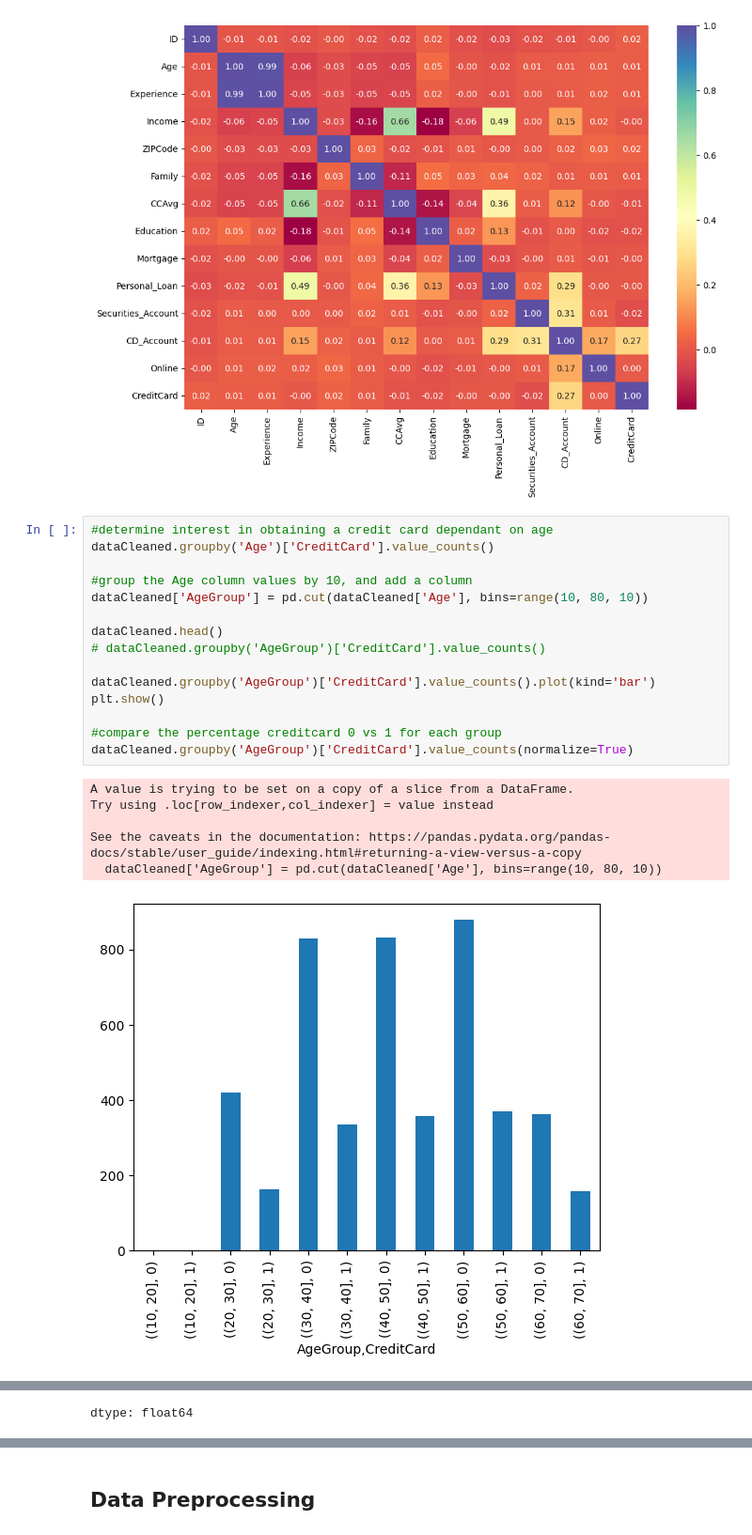
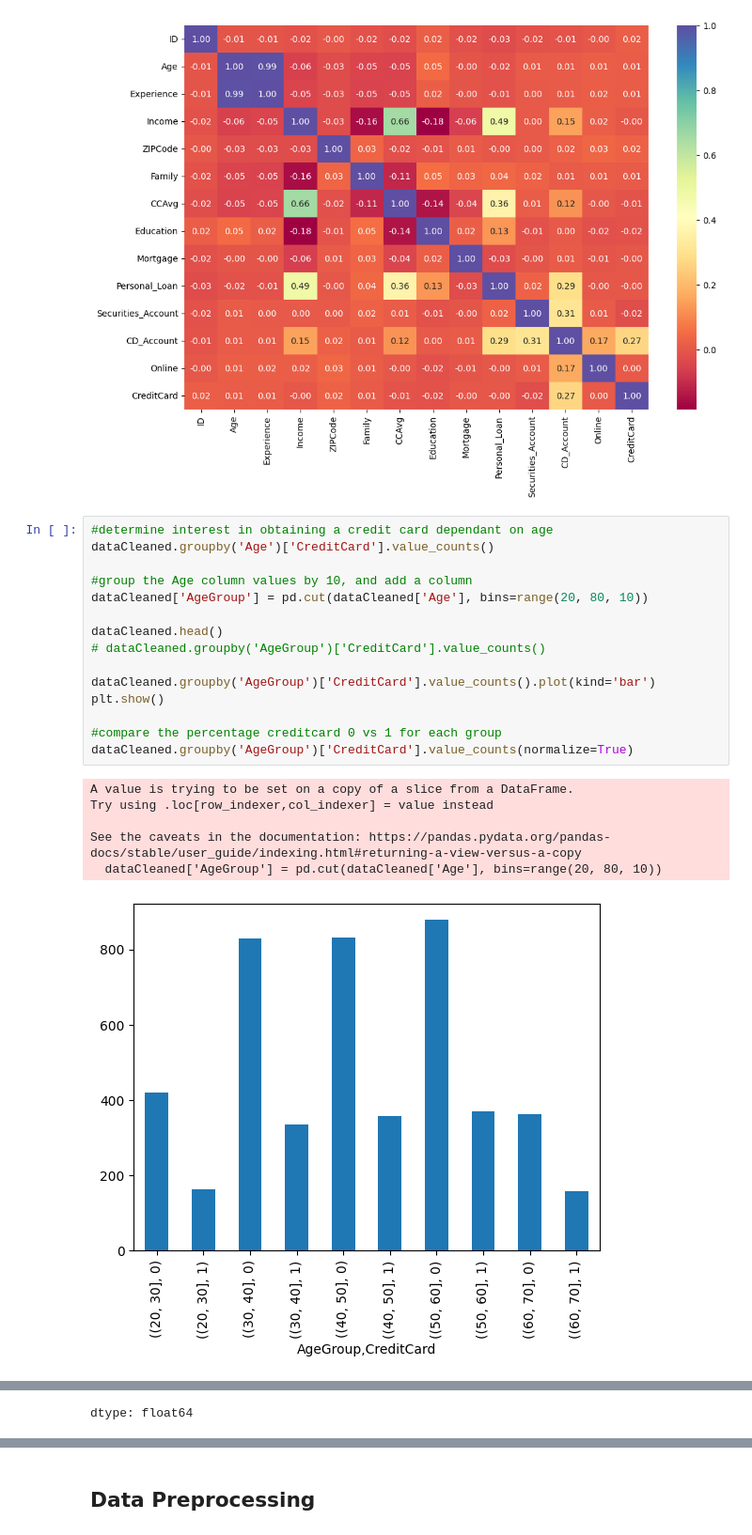
Before and after one commit to lhughey/AIML_Course, a Jupyter notebook: CaseStudy2 - Personal Loan Campaign/AIML_ML_Project_full_code_notebook.ipynb, the cells around one changed output, grey strips where cells are left out. Shown at 94% size. Saved outputs shown, nothing was run; the diff lists cells and outputs as text.

```diff
--- a/CaseStudy2 - Personal Loan Campaign/AIML_ML_Project_full_code_notebook.ipynb
+++ b/CaseStudy2 - Personal Loan Campaign/AIML_ML_Project_full_code_notebook.ipynb
@@ -241,24 +241,24 @@ plt.show()
 # %%
 #determine interest in obtaining a credit card dependant on age
 dataCleaned.groupby('Age')['CreditCard'].value_counts()
 
 #group the Age column values by 10, and add a column
-dataCleaned['AgeGroup'] = pd.cut(dataCleaned['Age'], bins=range(10, 80, 10))
+dataCleaned['AgeGroup'] = pd.cut(dataCleaned['Age'], bins=range(20, 80, 10))
 
 dataCleaned.head()
 # dataCleaned.groupby('AgeGroup')['CreditCard'].value_counts()
 
 dataCleaned.groupby('AgeGroup')['CreditCard'].value_counts().plot(kind='bar')
 plt.show()
 
 #compare the percentage creditcard 0 vs 1 for each group
 dataCleaned.groupby('AgeGroup')['CreditCard'].value_counts(normalize=True)
 # %% [output]
 A value is trying to be set on a copy of a slice from a DataFrame.
 Try using .loc[row_indexer,col_indexer] = value instead
 
 See the caveats in the documentation: https://pandas.pydata.org/pandas-docs/stable/user_guide/indexing.html#returning-a-view-versus-a-copy
-  dataCleaned['AgeGroup'] = pd.cut(dataCleaned['Age'], bins=range(10, 80, 10))
+  dataCleaned['AgeGroup'] = pd.cut(dataCleaned['Age'], bins=range(20, 80, 10))
-[figure, old version]
+[figure, new version]
 |  |  | proportion |
 | AgeGroup | CreditCard |  |
```
Also changed, not shown: parts of 3 cells of this notebook.
